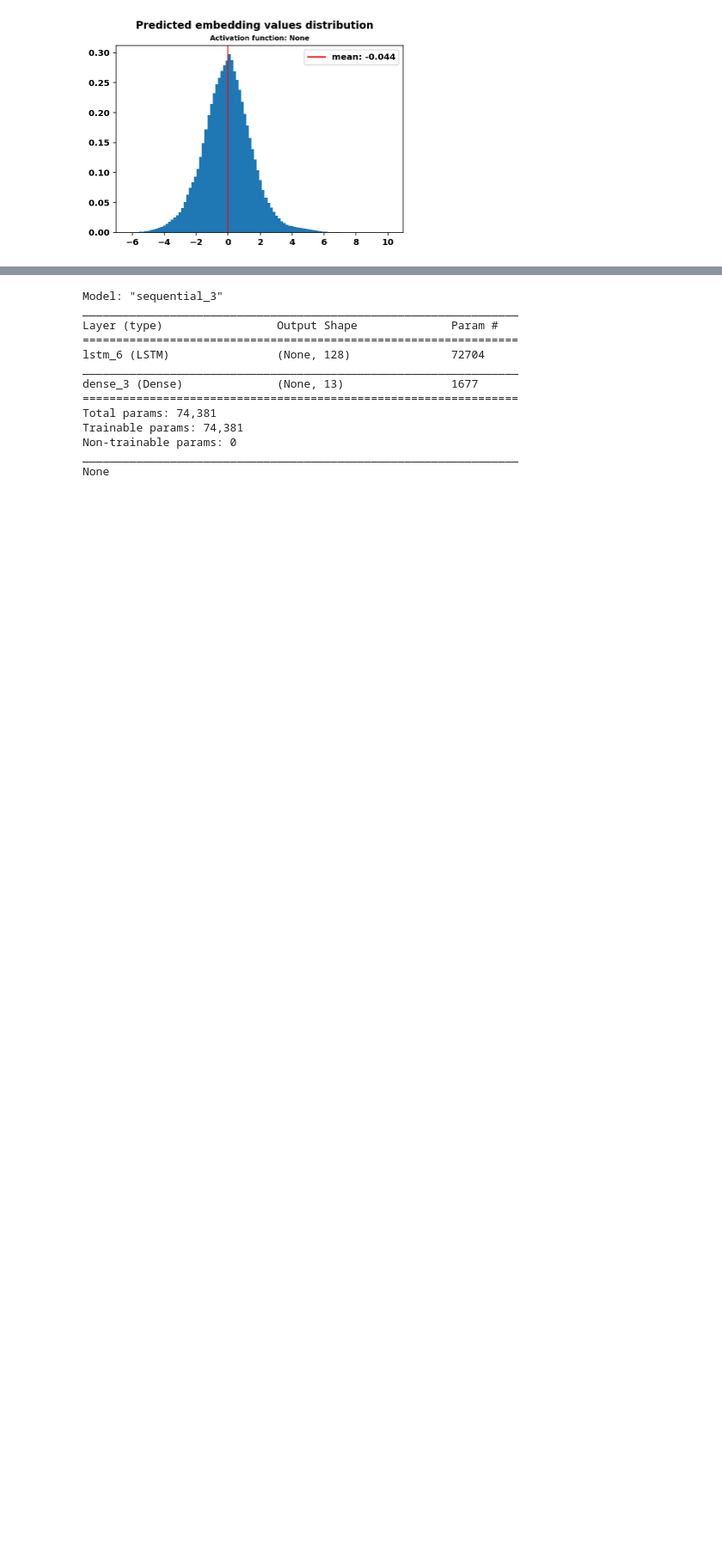
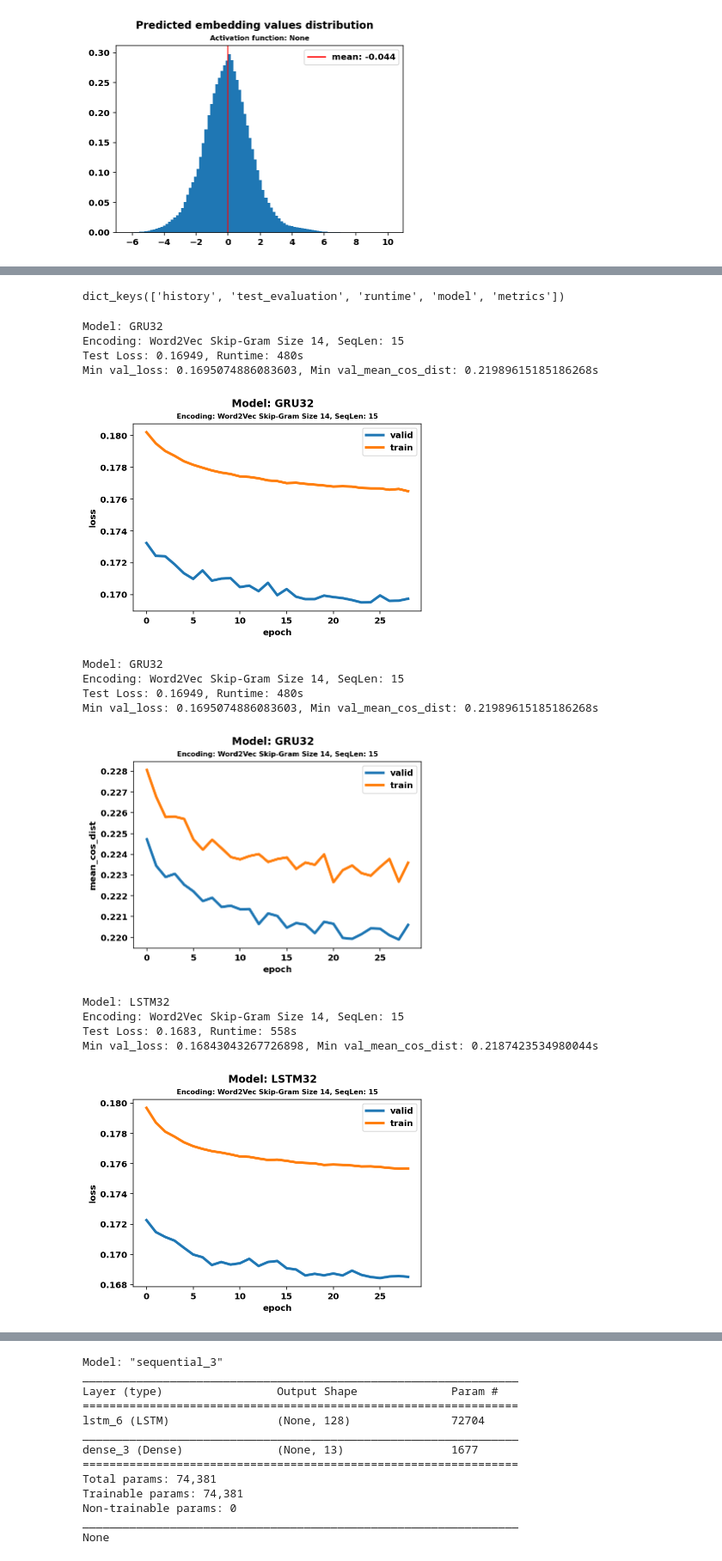
Before and after one commit to mateuszdorobek/Harmony-Analyzer, a Jupyter notebook: Model.ipynb, the cells around one changed output, grey strips where cells are left out. Shown at 86% size. Cells and saved outputs as stored; diff of their text form; code cells hidden in the pictures; blank space fills up the shorter version.

Commit message:
comparing deep models

```diff
--- a/Model.ipynb
+++ b/Model.ipynb
@@ -539,11 +571,11 @@ def plot_metric(history, metric_name, suptitle, title):
     plt.title(title, fontsize=8)
     plt.suptitle(suptitle, fontsize=12)
 # %%
-for encoding in results.keys():
-    for model_name in results[encoding].keys():
-        history = results[encoding][model_name]['history']
-        test_evaluation = results[encoding][model_name]['test_evaluation']
-        runtime = results[encoding][model_name]['runtime']
+for encoding in results4.keys():
+    for model_name in results4[encoding].keys():
+        history = results4[encoding][model_name]['history']
+        test_evaluation = results4[encoding][model_name]['test_evaluation']
+        runtime = results4[encoding][model_name]['runtime']
         metric="loss"
         suptitle = f"Encoding: {encoding}"
         title = "Model: 1 layer SimpleRNN, SeqLen: 3"
@@ -590,0 +686,55 @@ plt.show()
+# %%
+def plot_metric(history, metric_name, suptitle, title):
+    val_loss = history["val_" + metric_name][1:]
+    plt.plot(val_loss, linewidth=3, label="valid")
+    loss = history[metric_name][1:]
+    plt.plot(loss, linewidth=3, label="train")
+    plt.legend()
+    plt.xlabel("epoch")
+    plt.ylabel(metric_name)
+    plt.title(title, fontsize=8)
+    plt.suptitle(suptitle, fontsize=12)
+# %%
+results5['Word2VecSG']['GRU32'].keys()
+# %% [output]
+dict_keys(['history', 'test_evaluation', 'runtime', 'model', 'metrics'])
+# %%
+for encoding in results5.keys():
+    for model_name in results5[encoding].keys():
+        history = results5[encoding][model_name]['history']
+        test_evaluation = results5[encoding][model_name]['test_evaluation']
+        runtime = results5[encoding][model_name]['runtime']
+        model = results5[encoding][model_name]['model']
+        metrics = results5[encoding][model_name]['metrics']
+
+        suptitle = f"Model: {model_name}"
+        title = "Encoding: Word2Vec Skip-Gram Size 14, SeqLen: 15"
+        history.update(metrics.mean_cos_dist)
+        history.update(metrics.val_mean_cos_dist)
+        for metric_name in ['loss', 'mean_cos_dist']:
+            plot_metric(history, metric_name, suptitle, title)
+            test_loss = round(test_evaluation,5)
+            runtime = int(runtime)
+            print(suptitle)
+            print(title)
+            print(f"Test Loss: {test_loss}, Runtime: {runtime}s")
+            print(f"Min val_loss: {min(history['val_loss'])}, Min val_mean_cos_dist: {min(history['val_mean_cos_dist'])}s")
+            filename = (suptitle+title).replace(":", "").replace(" ", "_")
+            plt.savefig("images/models_results/Experiment_5_Deep_Models/"+filename+"_"+metric_name+".pdf",bbox_inches='tight')
+            plt.show()
+# %% [output]
+Model: GRU32
+Encoding: Word2Vec Skip-Gram Size 14, SeqLen: 15
+Test Loss: 0.16949, Runtime: 480s
+Min val_loss: 0.1695074886083603, Min val_mean_cos_dist: 0.21989615185186268s
+[figure, added]
+Model: GRU32
+Encoding: Word2Vec Skip-Gram Size 14, SeqLen: 15
+Test Loss: 0.16949, Runtime: 480s
+Min val_loss: 0.1695074886083603, Min val_mean_cos_dist: 0.21989615185186268s
+[figure, added]
+Model: LSTM32
+Encoding: Word2Vec Skip-Gram Size 14, SeqLen: 15
+Test Loss: 0.1683, Runtime: 558s
+Min val_loss: 0.16843043267726898, Min val_mean_cos_dist: 0.2187423534980044s
+[figure, added]
```
Also changed, not shown: parts of 16 cells of this notebook, 1 other file.
